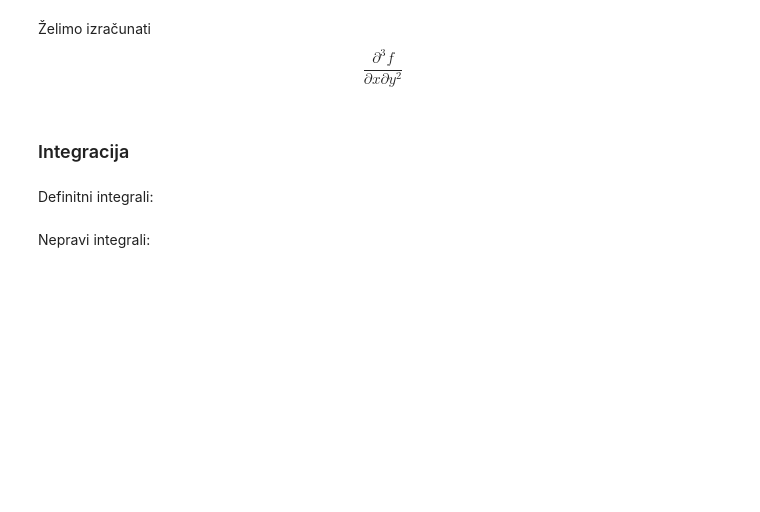
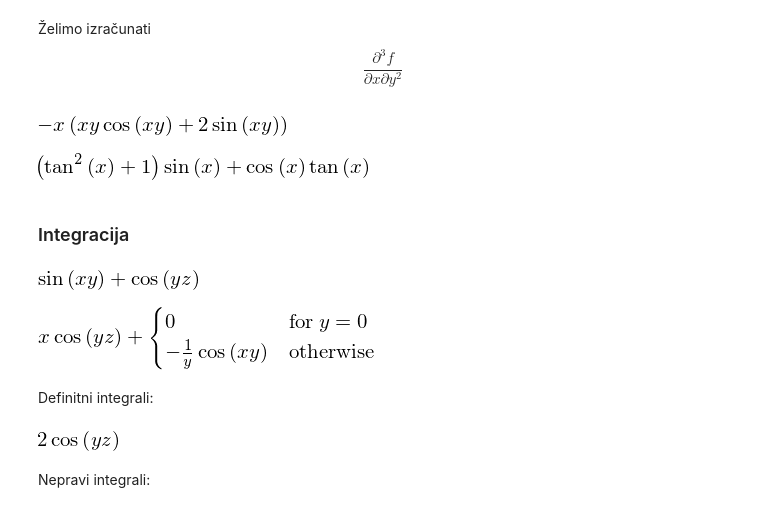
Before and after one commit to inakic/matsoft, a Jupyter notebook: Sympy.ipynb, the cells around one changed output. Cells and saved outputs as stored; diff of their text form; code cells hidden in the pictures; blank space fills up the shorter version.

```diff
--- a/Sympy.ipynb
+++ b/Sympy.ipynb
@@ -249,2 +288,0 @@ diff(y**2, x, 2)
-# %%
-x, y, z = symbols("x,y,z")
@@ -254,20 +295,30 @@ f = sin(x*y) + cos(y*z)
 Želimo izračunati $$\frac{\partial^3f}{\partial  x \partial y^2}$$
 # %%
 diff(f, x, 1, y, 2)
+# %% [output]
+[figure, added]
 # %%
 def deriv(f):
     display(diff(f,x))
-interact(deriv, f='x')
+interact(deriv, f='x',__manual=True);
+# %% [output]
+[figure, added]
 # %% [markdown]
 ### Integracija
 # %%
 f
+# %% [output]
+[figure, added]
 # %%
 integrate(f, x)
+# %% [output]
+[figure, added]
 # %% [markdown]
 Definitni integrali:
 # %%
 integrate(f, (x, -1, 1))
+# %% [output]
+[figure, added]
 # %% [markdown]
 Nepravi integrali:
 # %%
```
Also changed, not shown: parts of 88 cells of this notebook.
